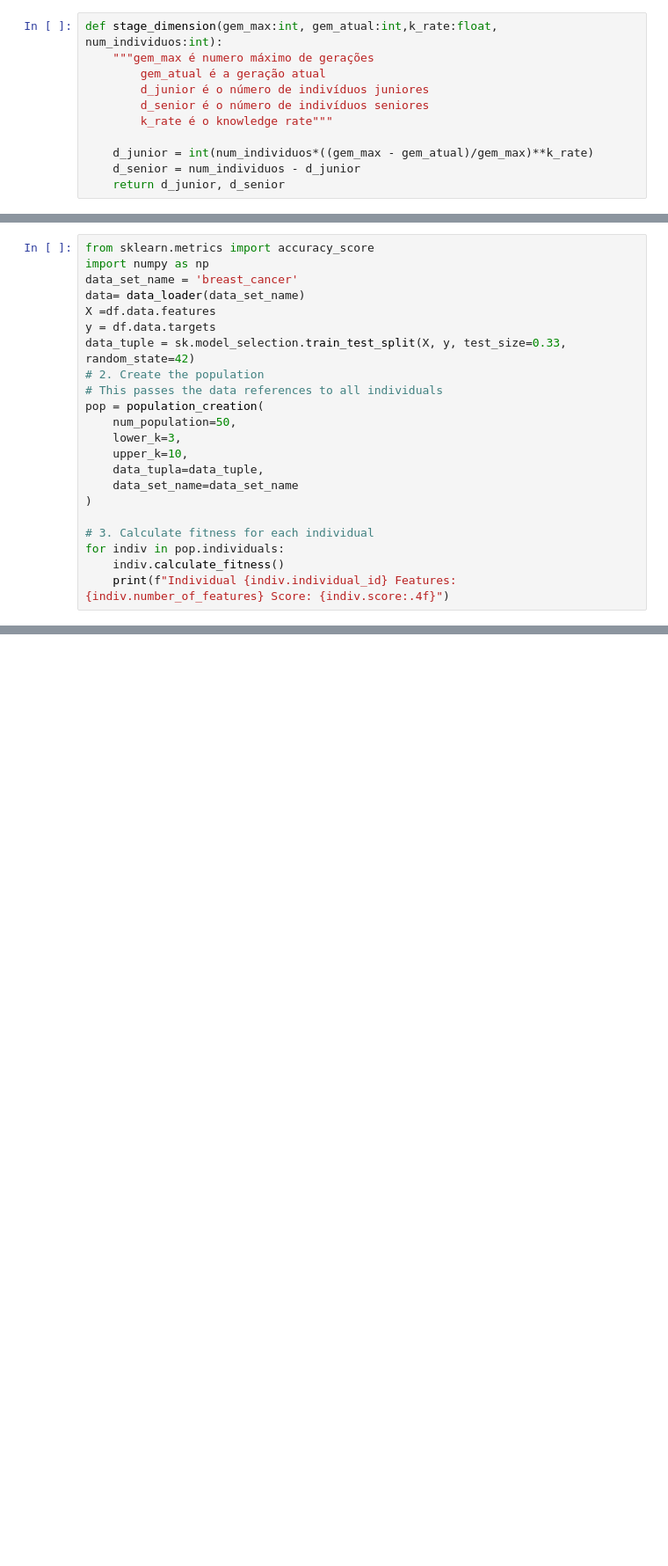
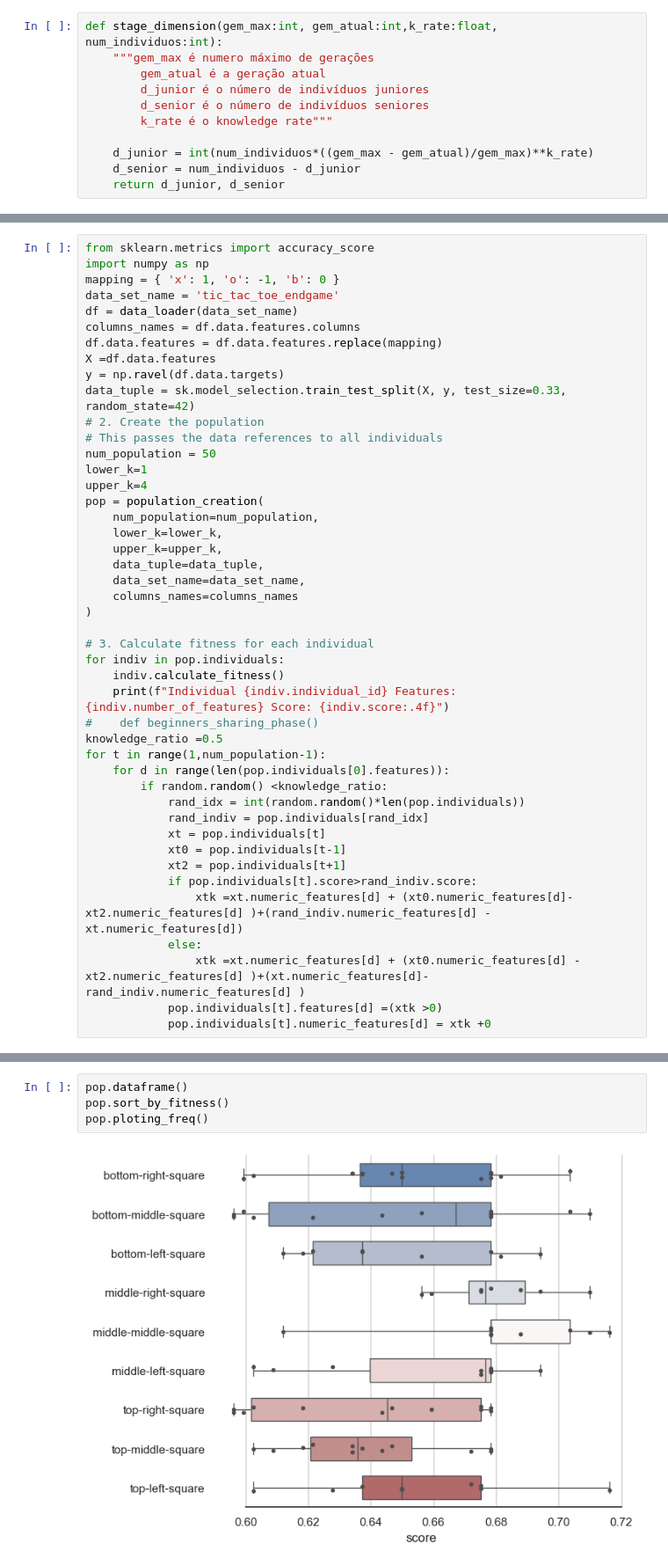
Before and after one commit to Romulol-B/pBGSK, a Jupyter notebook: notebooks/fs-pbgsk.ipynb, the cells around one changed output, grey strips where cells are left out. Shown at 88% size. Drawn from its saved outputs; the diff is of its cells as text; blank space fills up the shorter version.

Commit message:
Begginers_sharing_phase e graficos

```diff
--- a/notebooks/fs-pbgsk.ipynb
+++ b/notebooks/fs-pbgsk.ipynb
@@ -132,23 +140,46 @@ def stage_dimension(gem_max:int, gem_atual:int,k_rate:float, num_individuos:int)
 # %%
 from sklearn.metrics import accuracy_score
 import numpy as np
-data_set_name = 'breast_cancer'
-data= data_loader(data_set_name)
+mapping = { 'x': 1, 'o': -1, 'b': 0 }
+data_set_name = 'tic_tac_toe_endgame'
+df = data_loader(data_set_name)
+columns_names = df.data.features.columns
+df.data.features = df.data.features.replace(mapping)
 X =df.data.features
-y = df.data.targets
+y = np.ravel(df.data.targets)
 data_tuple = sk.model_selection.train_test_split(X, y, test_size=0.33, random_state=42)
 # 2. Create the population
 # This passes the data references to all individuals
+num_population = 50
+lower_k=1
+upper_k=4
 pop = population_creation(
-    num_population=50,
-    lower_k=3,
-    upper_k=10,
-    data_tupla=data_tuple,
-    data_set_name=data_set_name
+    num_population=num_population,
+    lower_k=lower_k,
+    upper_k=upper_k,
+    data_tuple=data_tuple,
+    data_set_name=data_set_name,
+    columns_names=columns_names
 )
 
 # 3. Calculate fitness for each individual
 for indiv in pop.individuals:
     indiv.calculate_fitness()
     print(f"Individual {indiv.individual_id} Features: {indiv.number_of_features} Score: {indiv.score:.4f}")
+#    def beginners_sharing_phase()
+knowledge_ratio =0.5
+for t in range(1,num_population-1):
+    for d in range(len(pop.individuals[0].features)):
+        if random.random() <knowledge_ratio:
+            rand_idx = int(random.random()*len(pop.individuals))
+            rand_indiv = pop.individuals[rand_idx]
+            xt = pop.individuals[t]
+            xt0 = pop.individuals[t-1]
+            xt2 = pop.individuals[t+1]
+            if pop.individuals[t].score>rand_indiv.score:
+                xtk =xt.numeric_features[d] + (xt0.numeric_features[d]-xt2.numeric_features[d] )+(rand_indiv.numeric_features[d] - xt.numeric_features[d])
+            else:
+                xtk =xt.numeric_features[d] + (xt0.numeric_features[d] -xt2.numeric_features[d] )+(xt.numeric_features[d]- rand_indiv.numeric_features[d] )
+            pop.individuals[t].features[d] =(xtk >0)
+            pop.individuals[t].numeric_features[d] = xtk +0
 # %% [output]
@@ -155,0 +203,6 @@ InvalidIndexError: (slice(None, None, None), array([0, 1, 2, 3, 4, 5, 8]))
+# %%
+pop.dataframe()
+pop.sort_by_fitness()
+pop.ploting_freq()
+# %% [output]
+[figure, added]
```
Also changed, not shown: parts of 9 cells of this notebook.
